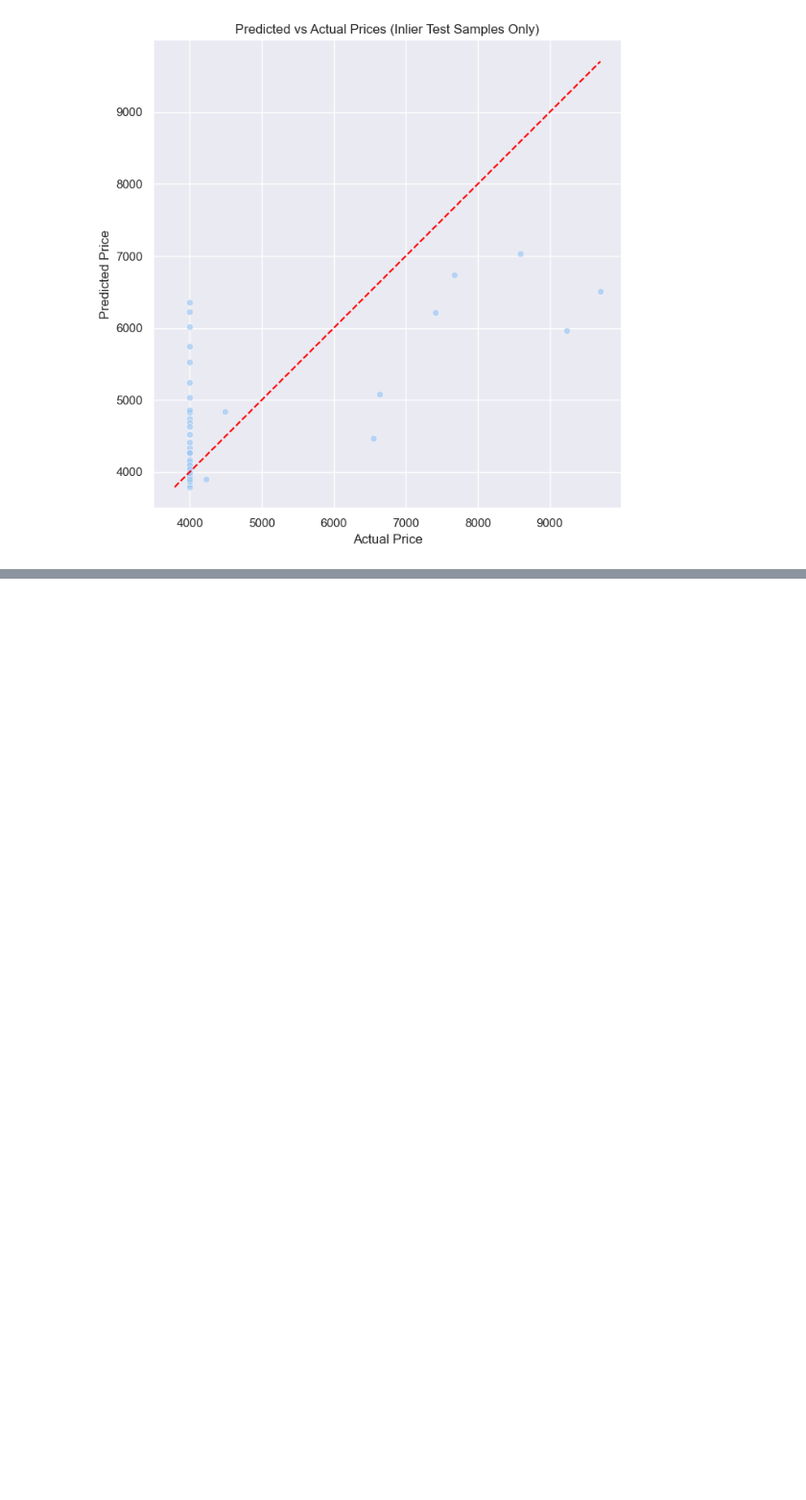
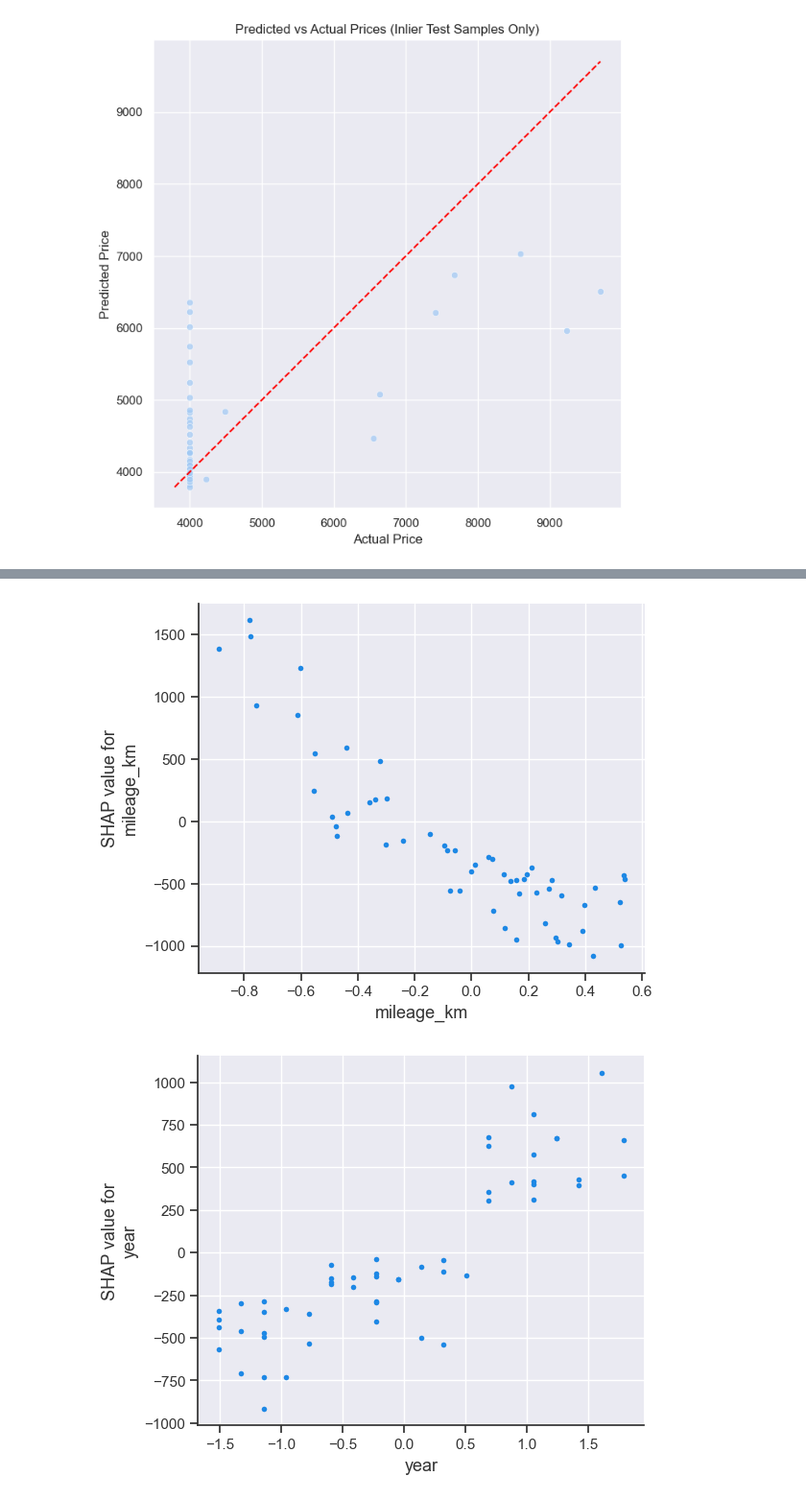
Before and after one commit to ori112/car_pricing_prediction, a Jupyter notebook: project_notebook.ipynb, the cells around one changed output, grey strips where cells are left out. Shown at 96% size. Drawn from its saved outputs; the diff is of its cells as text; code cells hidden in the pictures; blank space fills up the shorter version.

```diff
--- a/project_notebook.ipynb
+++ b/project_notebook.ipynb
@@ -757,0 +800,17 @@ plt.show()
+# %%
+shap.dependence_plot(
+    "mileage_km",
+    shap_values,
+    X_test_in,
+    interaction_index=None
+)
+
+shap.dependence_plot(
+    "year",
+    shap_values,
+    X_test_in,
+    interaction_index=None
+)
+# %% [output]
+[figure, added]
+[figure, added]
```
Also changed, not shown: parts of 10 cells of this notebook.
